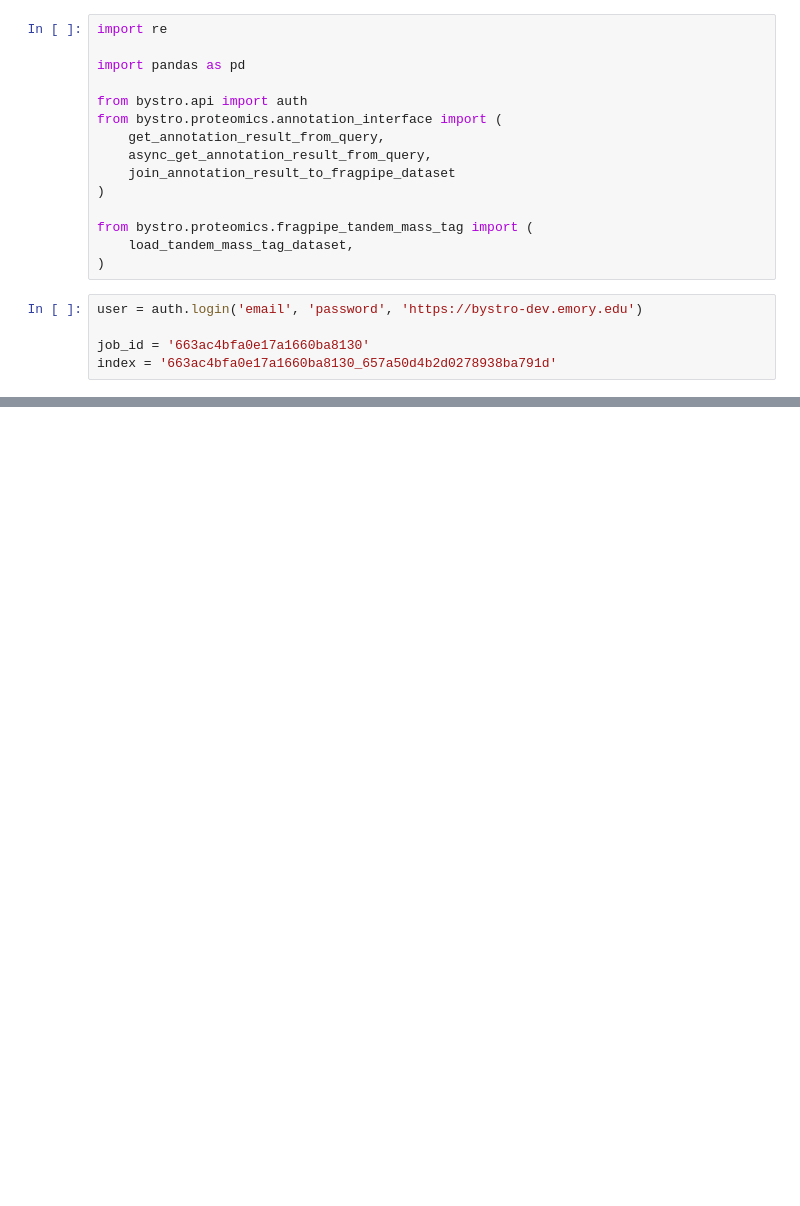
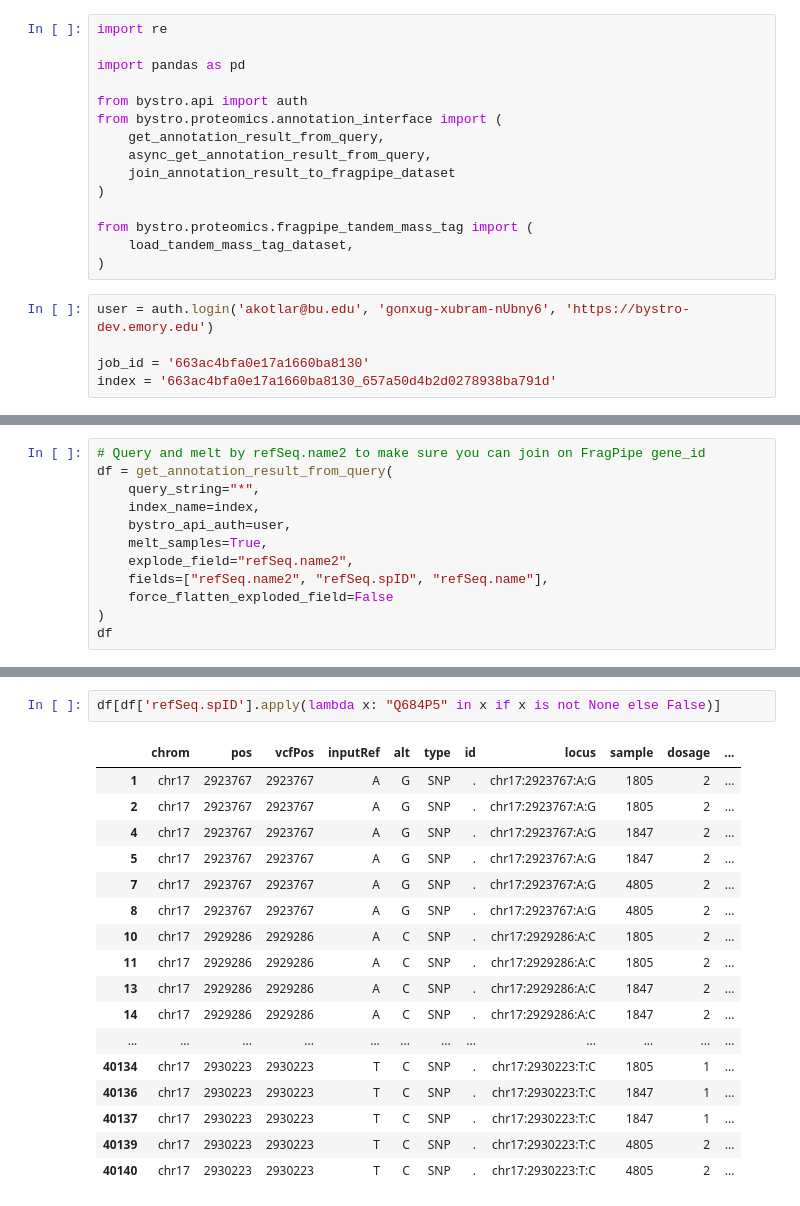
Before and after one commit to bystrogenomics/bystro, a Jupyter notebook: python/python/bystro/examples/ProteomicsProxiedQuery.ipynb, the cells around one changed output, grey strips where cells are left out. Saved outputs shown, nothing was run; the diff lists cells and outputs as text; blank space fills up the shorter version.

```diff
--- a/python/python/bystro/examples/ProteomicsProxiedQuery.ipynb
+++ b/python/python/bystro/examples/ProteomicsProxiedQuery.ipynb
@@ -14,7 +14,7 @@ from bystro.proteomics.fragpipe_tandem_mass_tag import (
     load_tandem_mass_tag_dataset,
 )
 # %%
-user = auth.login('email', 'password', 'https://bystro-dev.emory.edu')
+user = auth.login('akotlar@bu.edu', 'gonxug-xubram-nUbny6', 'https://bystro-dev.emory.edu')
 
 job_id = '663ac4bfa0e17a1660ba8130'
 index = '663ac4bfa0e17a1660ba8130_657a50d4b2d0278938ba791d'
@@ -44,0 +69,12 @@ query_result_df.head()
+# %%
+# Query and melt by refSeq.name2 to make sure you can join on FragPipe gene_id
+df = get_annotation_result_from_query(
+    query_string="*",
+    index_name=index,
+    bystro_api_auth=user,
+    melt_samples=True,
+    explode_field="refSeq.name2",
+    fields=["refSeq.name2", "refSeq.spID", "refSeq.name"],
+    force_flatten_exploded_field=False
+)
+df
@@ -44,0 +110,20 @@ query_result_df.head()
+# %%
+df[df['refSeq.spID'].apply(lambda x: "Q684P5" in x if x is not None else False)]
+# %% [output]
+|  | chrom | pos | vcfPos | inputRef | alt | type | id | locus | sample | dosage | ... |
+| 1 | chr17 | 2923767 | 2923767 | A | G | SNP | . | chr17:2923767:A:G | 1805 | 2 | ... |
+| 2 | chr17 | 2923767 | 2923767 | A | G | SNP | . | chr17:2923767:A:G | 1805 | 2 | ... |
+| 4 | chr17 | 2923767 | 2923767 | A | G | SNP | . | chr17:2923767:A:G | 1847 | 2 | ... |
+| 5 | chr17 | 2923767 | 2923767 | A | G | SNP | . | chr17:2923767:A:G | 1847 | 2 | ... |
+| 7 | chr17 | 2923767 | 2923767 | A | G | SNP | . | chr17:2923767:A:G | 4805 | 2 | ... |
+| 8 | chr17 | 2923767 | 2923767 | A | G | SNP | . | chr17:2923767:A:G | 4805 | 2 | ... |
+| 10 | chr17 | 2929286 | 2929286 | A | C | SNP | . | chr17:2929286:A:C | 1805 | 2 | ... |
+| 11 | chr17 | 2929286 | 2929286 | A | C | SNP | . | chr17:2929286:A:C | 1805 | 2 | ... |
+| 13 | chr17 | 2929286 | 2929286 | A | C | SNP | . | chr17:2929286:A:C | 1847 | 2 | ... |
+| 14 | chr17 | 2929286 | 2929286 | A | C | SNP | . | chr17:2929286:A:C | 1847 | 2 | ... |
+| ... | ... | ... | ... | ... | ... | ... | ... | ... | ... | ... | ... |
+| 40134 | chr17 | 2930223 | 2930223 | T | C | SNP | . | chr17:2930223:T:C | 1805 | 1 | ... |
+| 40136 | chr17 | 2930223 | 2930223 | T | C | SNP | . | chr17:2930223:T:C | 1847 | 1 | ... |
+| 40137 | chr17 | 2930223 | 2930223 | T | C | SNP | . | chr17:2930223:T:C | 1847 | 1 | ... |
+| 40139 | chr17 | 2930223 | 2930223 | T | C | SNP | . | chr17:2930223:T:C | 4805 | 2 | ... |
+| 40140 | chr17 | 2930223 | 2930223 | T | C | SNP | . | chr17:2930223:T:C | 4805 | 2 | ... |
```
Also changed, not shown: parts of 17 cells of this notebook, 3 other files.
